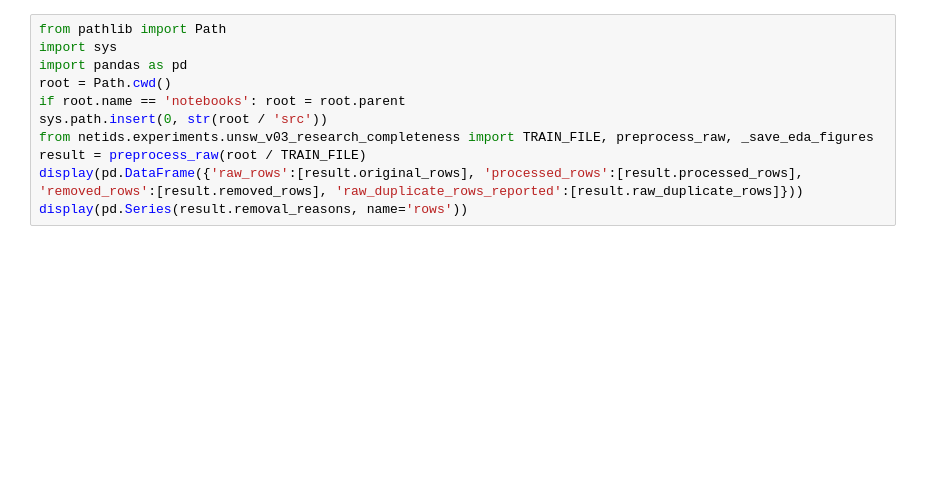
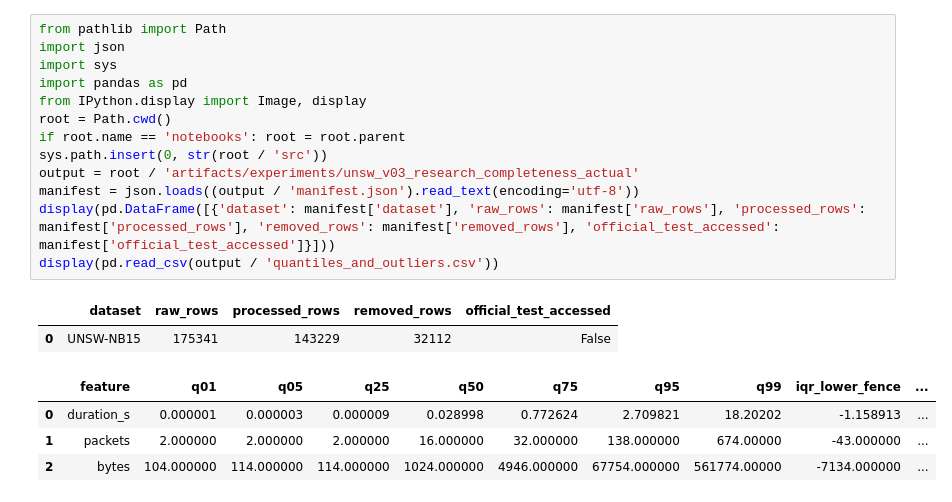
Before and after one commit to HuynhVinhTan/suricata_automatic_rule_generation, a Jupyter notebook: notebooks/01_unsw_eda.ipynb, the cells around one changed output. Saved outputs shown, nothing was run; the diff lists cells and outputs as text; blank space fills up the shorter version.

```diff
--- a/notebooks/01_unsw_eda.ipynb
+++ b/notebooks/01_unsw_eda.ipynb
@@ -5,11 +5,20 @@ Notebook này chỉ đọc **UNSW_NB15_training-set.csv**. Official Test không
 # %%
 from pathlib import Path
+import json
 import sys
 import pandas as pd
+from IPython.display import Image, display
 root = Path.cwd()
 if root.name == 'notebooks': root = root.parent
 sys.path.insert(0, str(root / 'src'))
-from netids.experiments.unsw_v03_research_completeness import TRAIN_FILE, preprocess_raw, _save_eda_figures
-result = preprocess_raw(root / TRAIN_FILE)
-display(pd.DataFrame({'raw_rows':[result.original_rows], 'processed_rows':[result.processed_rows], 'removed_rows':[result.removed_rows], 'raw_duplicate_rows_reported':[result.raw_duplicate_rows]}))
-display(pd.Series(result.removal_reasons, name='rows'))
+output = root / 'artifacts/experiments/unsw_v03_research_completeness_actual'
+manifest = json.loads((output / 'manifest.json').read_text(encoding='utf-8'))
+display(pd.DataFrame([{'dataset': manifest['dataset'], 'raw_rows': manifest['raw_rows'], 'processed_rows': manifest['processed_rows'], 'removed_rows': manifest['removed_rows'], 'official_test_accessed': manifest['official_test_accessed']}]))
+display(pd.read_csv(output / 'quantiles_and_outliers.csv'))
+# %% [output]
+|  | dataset | raw_rows | processed_rows | removed_rows | official_test_accessed |
+| 0 | UNSW-NB15 | 175341 | 143229 | 32112 | False |
+|  | feature | q01 | q05 | q25 | q50 | q75 | q95 | q99 | iqr_lower_fence | ... |
+| 0 | duration_s | 0.000001 | 0.000003 | 0.000009 | 0.028998 | 0.772624 | 2.709821 | 18.20202 | -1.158913 | ... |
+| 1 | packets | 2.000000 | 2.000000 | 2.000000 | 16.000000 | 32.000000 | 138.000000 | 674.00000 | -43.000000 | ... |
+| 2 | bytes | 104.000000 | 114.000000 | 114.000000 | 1024.000000 | 4946.000000 | 67754.000000 | 561774.00000 | -7134.000000 | ... |
```
Also changed, not shown: parts of 5 cells of this notebook, 31 other files.
